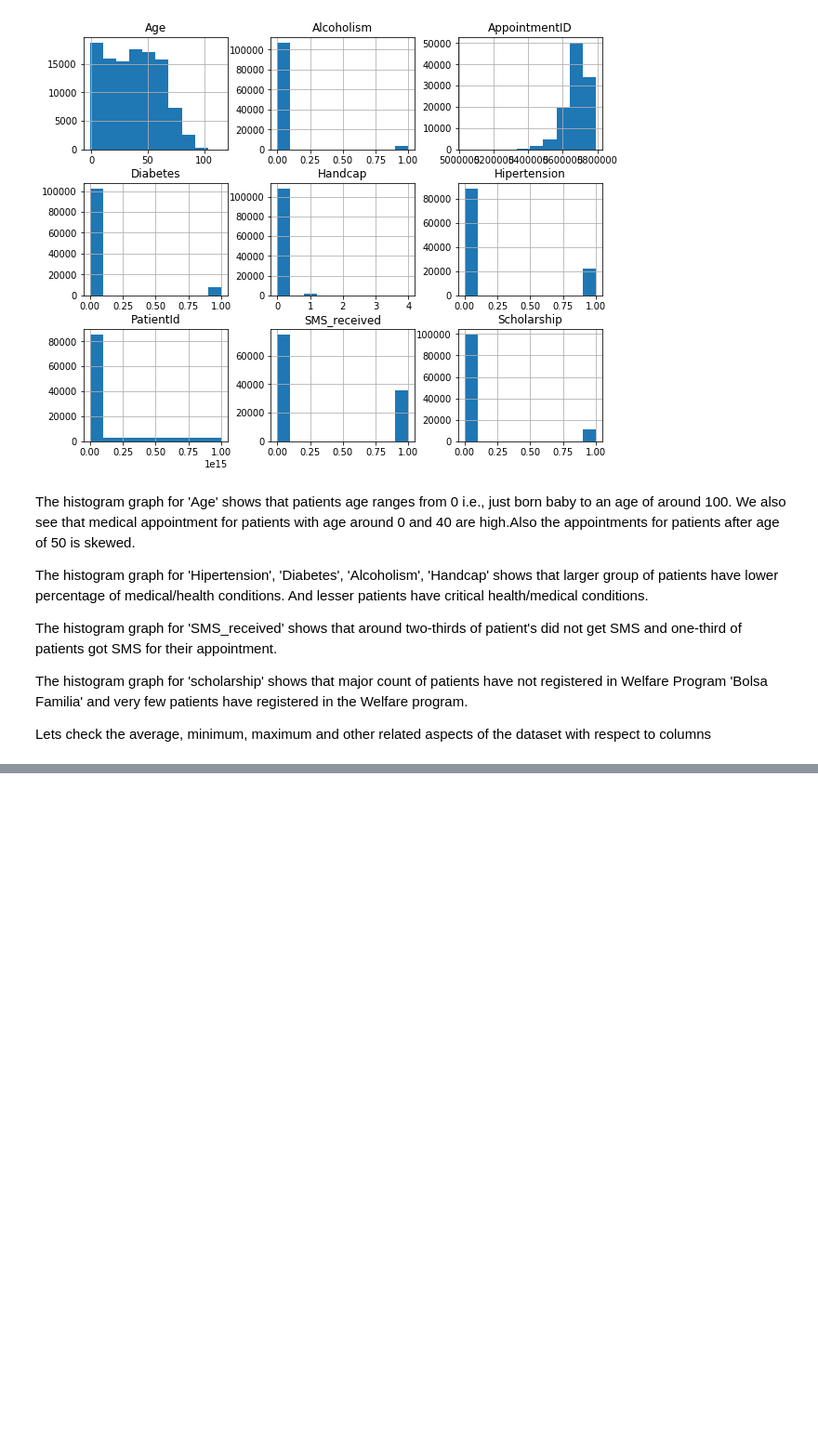
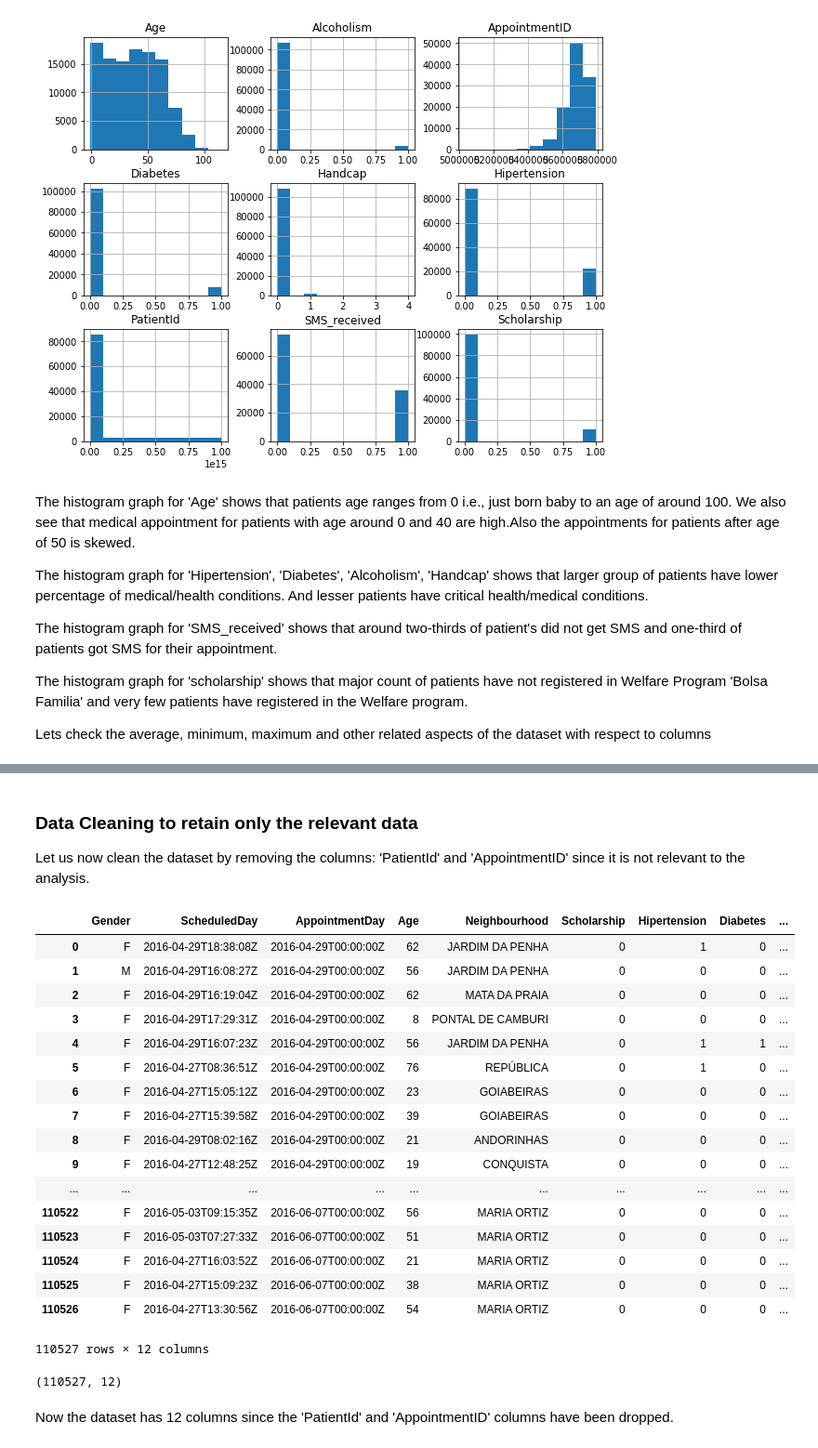
Before and after one commit to Kirthi-Raman/Appointment_NoShow, a Jupyter notebook: NoShow_Appointment.ipynb, the cells around one changed output, grey strips where cells are left out. Shown at 93% size. Drawn from its saved outputs; the diff is of its cells as text; code cells hidden in the pictures; blank space fills up the shorter version.

Commit message:
Data cleaning performed

```diff
--- a/NoShow_Appointment.ipynb
+++ b/NoShow_Appointment.ipynb
@@ -115,0 +138,33 @@ Lets check the average, minimum, maximum and other related aspects of the datase
+# %% [markdown]
+### Data Cleaning to retain only the relevant data
+
+Let us now clean the dataset by removing the columns: 'PatientId' and 'AppointmentID' since it is not relevant to the analysis.
+# %%
+# drop the 2 columns: 'PatientId' and 'AppointmentID'
+df = df.drop(columns= ['PatientId','AppointmentID'])
+df
+# %% [output]
+|  | Gender | ScheduledDay | AppointmentDay | Age | Neighbourhood | Scholarship | Hipertension | Diabetes | ... |
+| 0 | F | 2016-04-29T18:38:08Z | 2016-04-29T00:00:00Z | 62 | JARDIM DA PENHA | 0 | 1 | 0 | ... |
+| 1 | M | 2016-04-29T16:08:27Z | 2016-04-29T00:00:00Z | 56 | JARDIM DA PENHA | 0 | 0 | 0 | ... |
+| 2 | F | 2016-04-29T16:19:04Z | 2016-04-29T00:00:00Z | 62 | MATA DA PRAIA | 0 | 0 | 0 | ... |
+| 3 | F | 2016-04-29T17:29:31Z | 2016-04-29T00:00:00Z | 8 | PONTAL DE CAMBURI | 0 | 0 | 0 | ... |
+| 4 | F | 2016-04-29T16:07:23Z | 2016-04-29T00:00:00Z | 56 | JARDIM DA PENHA | 0 | 1 | 1 | ... |
+| 5 | F | 2016-04-27T08:36:51Z | 2016-04-29T00:00:00Z | 76 | REPÚBLICA | 0 | 1 | 0 | ... |
+| 6 | F | 2016-04-27T15:05:12Z | 2016-04-29T00:00:00Z | 23 | GOIABEIRAS | 0 | 0 | 0 | ... |
+| 7 | F | 2016-04-27T15:39:58Z | 2016-04-29T00:00:00Z | 39 | GOIABEIRAS | 0 | 0 | 0 | ... |
+| 8 | F | 2016-04-29T08:02:16Z | 2016-04-29T00:00:00Z | 21 | ANDORINHAS | 0 | 0 | 0 | ... |
+| 9 | F | 2016-04-27T12:48:25Z | 2016-04-29T00:00:00Z | 19 | CONQUISTA | 0 | 0 | 0 | ... |
+| ... | ... | ... | ... | ... | ... | ... | ... | ... | ... |
+| 110522 | F | 2016-05-03T09:15:35Z | 2016-06-07T00:00:00Z | 56 | MARIA ORTIZ | 0 | 0 | 0 | ... |
+| 110523 | F | 2016-05-03T07:27:33Z | 2016-06-07T00:00:00Z | 51 | MARIA ORTIZ | 0 | 0 | 0 | ... |
+| 110524 | F | 2016-04-27T16:03:52Z | 2016-06-07T00:00:00Z | 21 | MARIA ORTIZ | 0 | 0 | 0 | ... |
+| 110525 | F | 2016-04-27T15:09:23Z | 2016-06-07T00:00:00Z | 38 | MARIA ORTIZ | 0 | 0 | 0 | ... |
+| 110526 | F | 2016-04-27T13:30:56Z | 2016-06-07T00:00:00Z | 54 | MARIA ORTIZ | 0 | 0 | 0 | ... |
+110527 rows × 12 columns
+# %%
+df.shape
+# %% [output]
+(110527, 12)
+# %% [markdown]
+Now the dataset has 12 columns since the 'PatientId' and 'AppointmentID' columns have been dropped.
```
Also changed, not shown: parts of 2 cells of this notebook.
